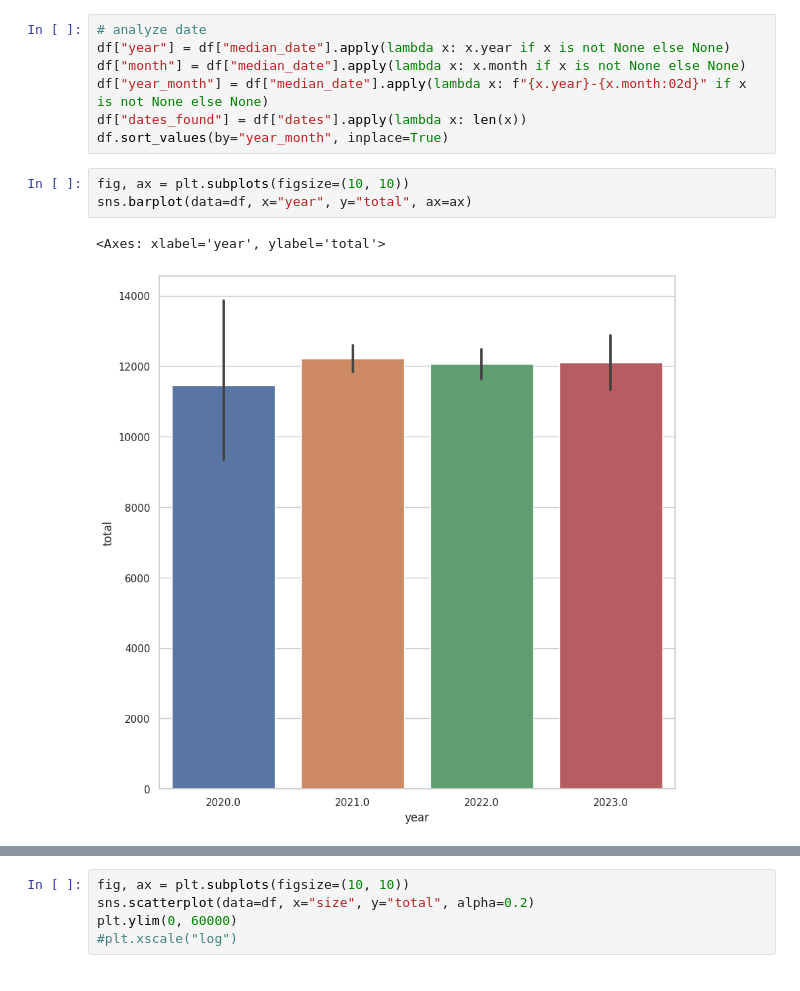
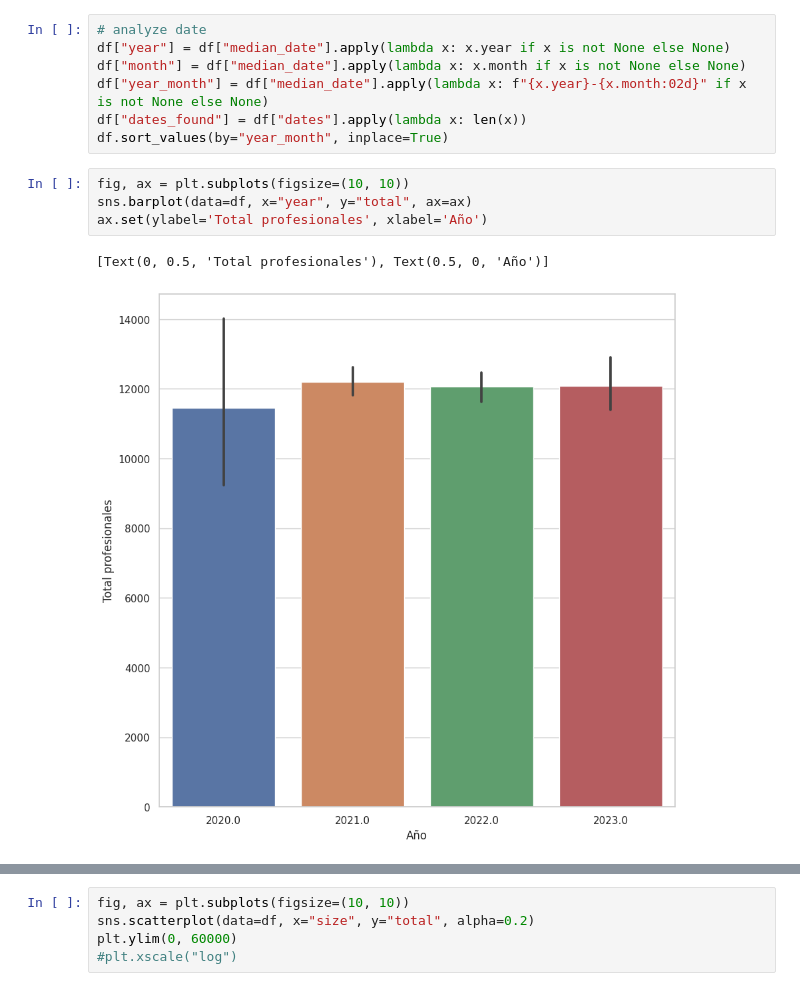
Before and after one commit to mlomb/ParaiSUR, a Jupyter notebook: notebooks/71-analysis.ipynb, the cells around one changed output, grey strips where cells are left out. Cells and saved outputs as stored; diff of their text form.

```diff
--- a/notebooks/71-analysis.ipynb
+++ b/notebooks/71-analysis.ipynb
@@ -25,9 +25,10 @@ df.sort_values(by="year_month", inplace=True)
 # %%
 fig, ax = plt.subplots(figsize=(10, 10))
 sns.barplot(data=df, x="year", y="total", ax=ax)
+ax.set(ylabel='Total profesionales', xlabel='Año')
 # %% [output]
-<Axes: xlabel='year', ylabel='total'>
+[Text(0, 0.5, 'Total profesionales'), Text(0.5, 0, 'Año')]
-[figure, old version]
+[figure, new version]
 # %%
 fig, ax = plt.subplots(figsize=(10, 10))
 sns.histplot(data=df, x="total", ax=ax)
```
Also changed, not shown: parts of 3 cells of this notebook, 11 other files.
